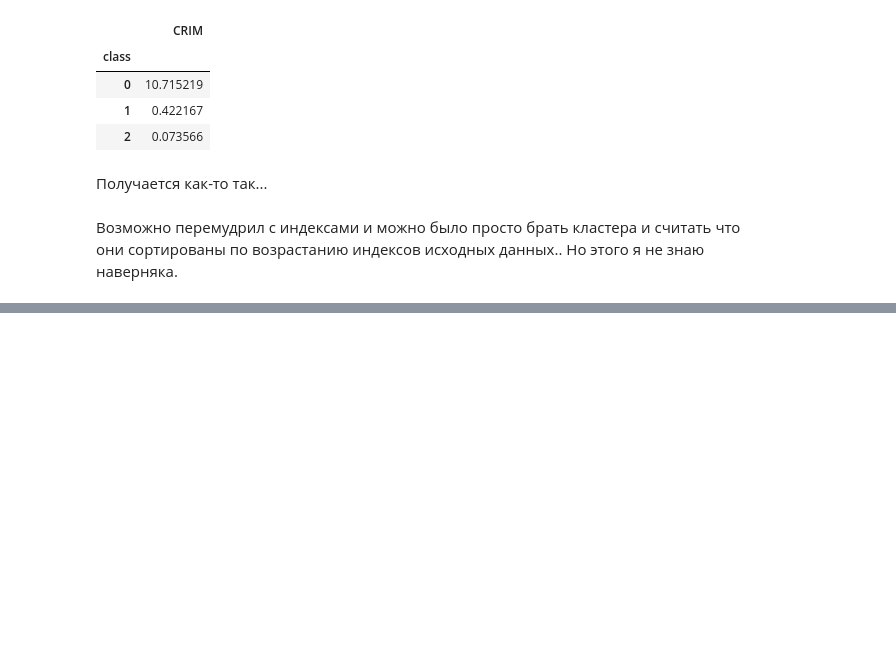
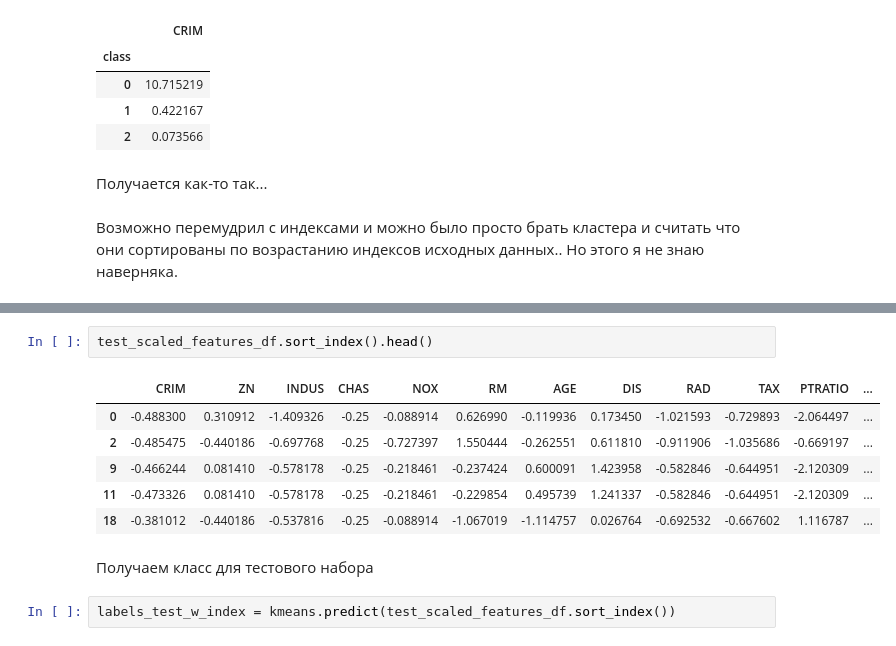
Before and after one commit to po-stas/GeekBrains-AI-Course, a Jupyter notebook: PY1/Lesson4/unsupervised.ipynb, the cells around one changed output, grey strips where cells are left out. Cells and saved outputs as stored; diff of their text form; blank space fills up the shorter version.

```diff
--- a/PY1/Lesson4/unsupervised.ipynb
+++ b/PY1/Lesson4/unsupervised.ipynb
@@ -311,0 +334,13 @@ crim_w_class.groupby('class').mean()
+# %%
+test_scaled_features_df.sort_index().head()
+# %% [output]
+|  | CRIM | ZN | INDUS | CHAS | NOX | RM | AGE | DIS | RAD | TAX | PTRATIO | ... |
+| 0 | -0.488300 | 0.310912 | -1.409326 | -0.25 | -0.088914 | 0.626990 | -0.119936 | 0.173450 | -1.021593 | -0.729893 | -2.064497 | ... |
+| 2 | -0.485475 | -0.440186 | -0.697768 | -0.25 | -0.727397 | 1.550444 | -0.262551 | 0.611810 | -0.911906 | -1.035686 | -0.669197 | ... |
+| 9 | -0.466244 | 0.081410 | -0.578178 | -0.25 | -0.218461 | -0.237424 | 0.600091 | 1.423958 | -0.582846 | -0.644951 | -2.120309 | ... |
+| 11 | -0.473326 | 0.081410 | -0.578178 | -0.25 | -0.218461 | -0.229854 | 0.495739 | 1.241337 | -0.582846 | -0.644951 | -2.120309 | ... |
+| 18 | -0.381012 | -0.440186 | -0.537816 | -0.25 | -0.088914 | -1.067019 | -1.114757 | 0.026764 | -0.692532 | -0.667602 | 1.116787 | ... |
+# %% [markdown]
+Получаем класс для тестового набора
+# %%
+labels_test_w_index = kmeans.predict(test_scaled_features_df.sort_index())
```
Also changed, not shown: parts of 15 cells of this notebook.
